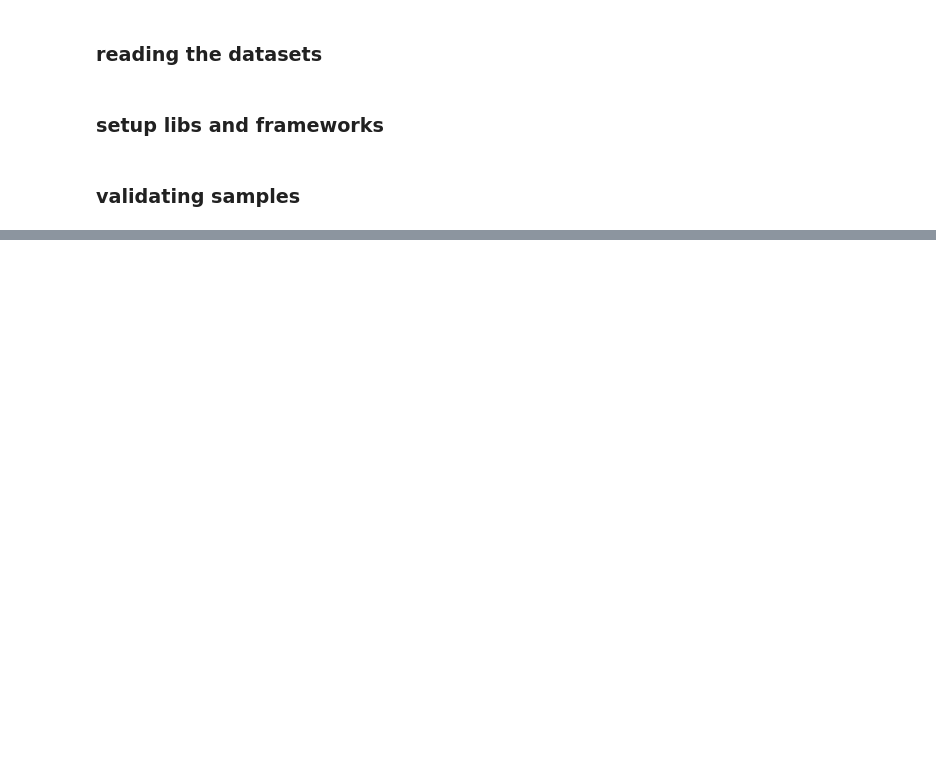
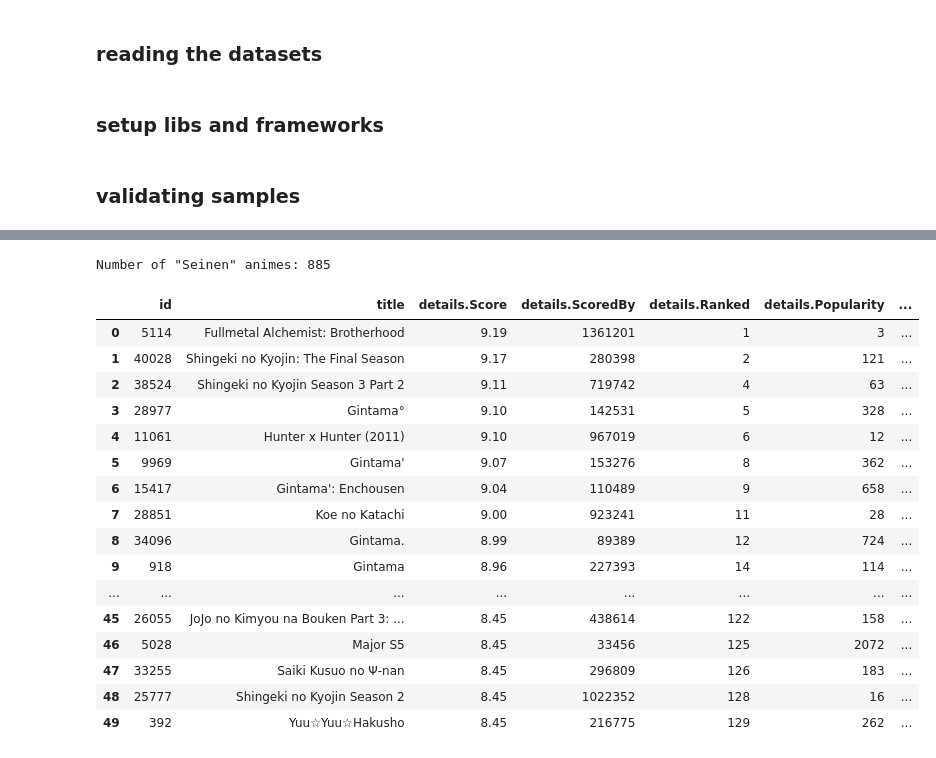
Before and after one commit to lmassaoy/myanimelist-data-collector, a Jupyter notebook: devops/volume/notebooks/DataAnalysis.ipynb, the cells around one changed output, grey strips where cells are left out. Cells and saved outputs as stored; diff of their text form; code cells hidden in the pictures; blank space fills up the shorter version.

```diff
--- a/devops/volume/notebooks/DataAnalysis.ipynb
+++ b/devops/volume/notebooks/DataAnalysis.ipynb
@@ -9,6 +11,7 @@ genres_df = pd.read_parquet('../datasets/anime/enhanced_data/animes_genres.parqu
 ### setup libs and frameworks
 # %%
 pd.set_option('display.max_columns', None)
+pysqldf = lambda q: sqldf(q, globals())
 # %% [markdown]
 ### validating samples
 # %%
@@ -27,0 +31,47 @@ genres_df.head(3)
+# %%
+genre = 'Seinen'
+query = f"""
+SELECT a.id, title, Shounen
+FROM animes_df A
+JOIN genres_df B
+ON A.id = B.id
+WHERE [{genre}] = 1
+"""
+
+filtered_genre_df = pysqldf(query)
+print(f'Number of "{genre}" animes: {len(filtered_genre_df.index)}')
+# %% [output]
+Number of "Seinen" animes: 885
+# %%
+query = """
+SELECT a.id, title, [details.Score],
+        [details.ScoredBy], [details.Ranked], [details.Popularity],
+        [details.Members], [details.Favorites]
+FROM animes_df A
+JOIN genres_df B
+ON A.id = B.id
+WHERE [details.Ranked] <> 0
+AND Shounen = 1
+ORDER BY [details.Ranked] ASC
+"""
+
+ordered_df_by_ranked = pysqldf(query)
+ordered_df_by_ranked.head(50)
+# %% [output]
+|  | id | title | details.Score | details.ScoredBy | details.Ranked | details.Popularity | ... |
+| 0 | 5114 | Fullmetal Alchemist: Brotherhood | 9.19 | 1361201 | 1 | 3 | ... |
+| 1 | 40028 | Shingeki no Kyojin: The Final Season | 9.17 | 280398 | 2 | 121 | ... |
+| 2 | 38524 | Shingeki no Kyojin Season 3 Part 2 | 9.11 | 719742 | 4 | 63 | ... |
+| 3 | 28977 | Gintama° | 9.10 | 142531 | 5 | 328 | ... |
+| 4 | 11061 | Hunter x Hunter (2011) | 9.10 | 967019 | 6 | 12 | ... |
+| 5 | 9969 | Gintama' | 9.07 | 153276 | 8 | 362 | ... |
+| 6 | 15417 | Gintama': Enchousen | 9.04 | 110489 | 9 | 658 | ... |
+| 7 | 28851 | Koe no Katachi | 9.00 | 923241 | 11 | 28 | ... |
+| 8 | 34096 | Gintama. | 8.99 | 89389 | 12 | 724 | ... |
+| 9 | 918 | Gintama | 8.96 | 227393 | 14 | 114 | ... |
+| ... | ... | ... | ... | ... | ... | ... | ... |
+| 45 | 26055 | JoJo no Kimyou na Bouken Part 3: ... | 8.45 | 438614 | 122 | 158 | ... |
+| 46 | 5028 | Major S5 | 8.45 | 33456 | 125 | 2072 | ... |
+| 47 | 33255 | Saiki Kusuo no Ψ-nan | 8.45 | 296809 | 126 | 183 | ... |
+| 48 | 25777 | Shingeki no Kyojin Season 2 | 8.45 | 1022352 | 128 | 16 | ... |
+| 49 | 392 | Yuu☆Yuu☆Hakusho | 8.45 | 216775 | 129 | 262 | ... |
```
Also changed, not shown: parts of 18 cells of this notebook, 11 other files.
